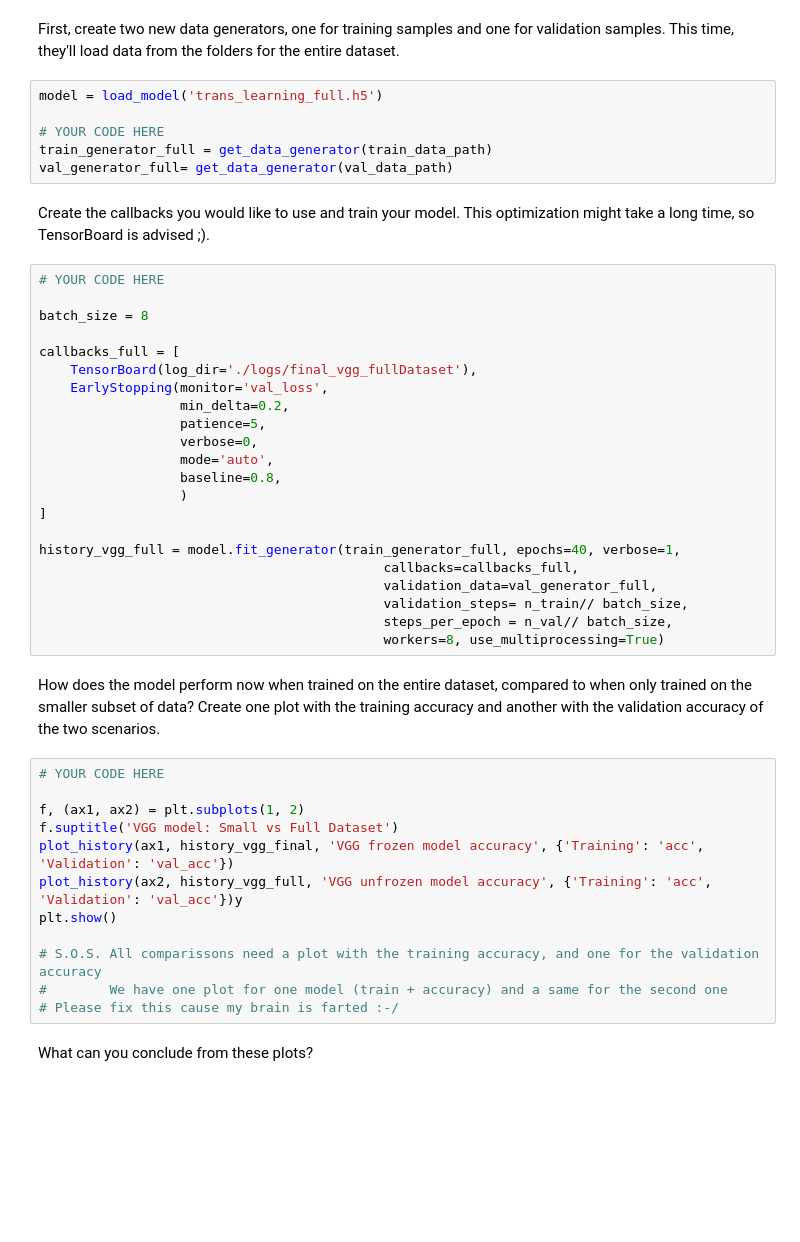
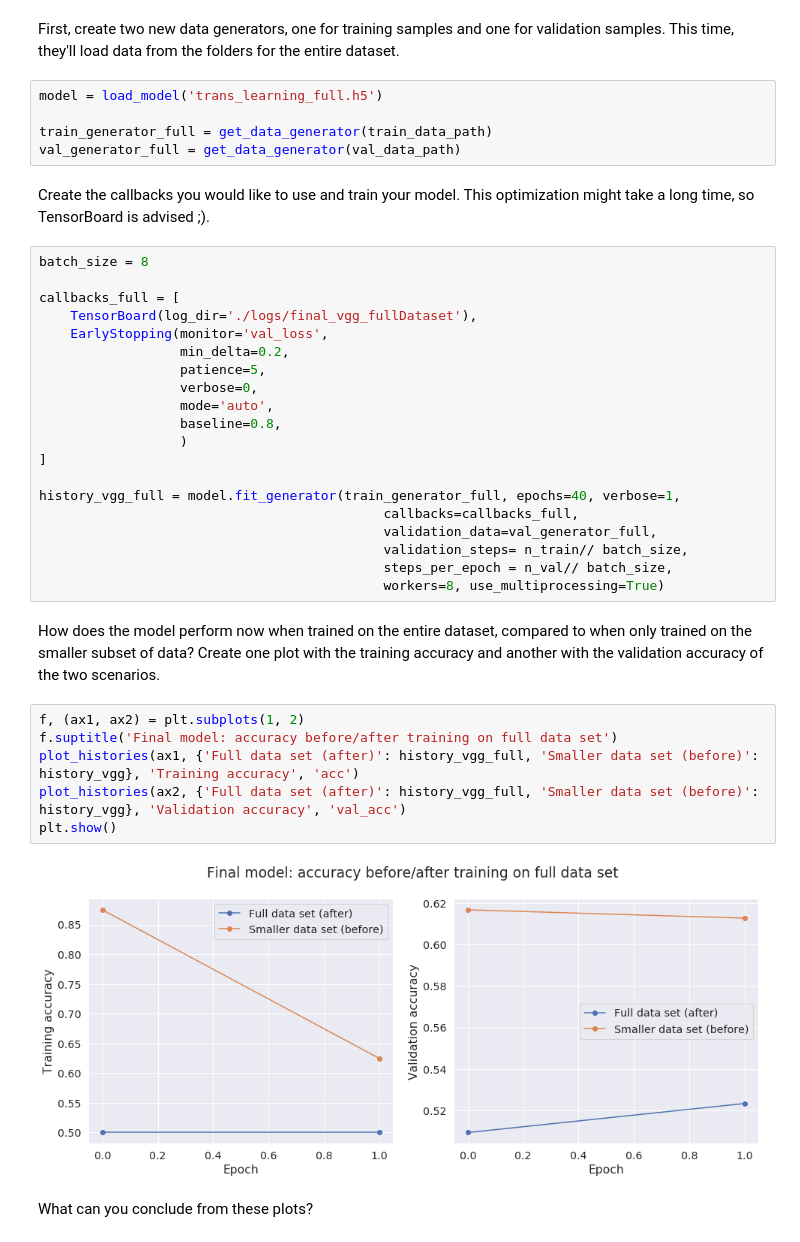
Before and after one commit to earlfernando/deeplearning-HA1, a Jupyter notebook: HA1.ipynb, the cells around one changed output. Cells and saved outputs as stored; diff of their text form; blank space fills up the shorter version.

```diff
--- a/HA1.ipynb
+++ b/HA1.ipynb
@@ -599,14 +649,11 @@ First, create two new data generators, one for training samples and one for vali
 # %%
 model = load_model('trans_learning_full.h5')
 
-# YOUR CODE HERE
 train_generator_full = get_data_generator(train_data_path)
-val_generator_full= get_data_generator(val_data_path)
+val_generator_full = get_data_generator(val_data_path)
 # %% [markdown]
 Create the callbacks you would like to use and train your model. This optimization might take a long time, so TensorBoard is advised ;).
 # %%
-# YOUR CODE HERE
-
 batch_size = 8
 
 callbacks_full = [
@@ -628,18 +675,14 @@ history_vgg_full = model.fit_generator(train_generator_full, epochs=40, verbose=
                                             workers=8, use_multiprocessing=True)
 # %% [markdown]
 How does the model perform now when trained on the entire dataset, compared to when only trained on the smaller subset of data? Create one plot with the training accuracy and another with the validation accuracy of the two scenarios.
-# %%
-# YOUR CODE HERE
-
-f, (ax1, ax2) = plt.subplots(1, 2)
-f.suptitle('VGG model: Small vs Full Dataset')
-plot_history(ax1, history_vgg_final, 'VGG frozen model accuracy', {'Training': 'acc', 'Validation': 'val_acc'})
-plot_history(ax2, history_vgg_full, 'VGG unfrozen model accuracy', {'Training': 'acc', 'Validation': 'val_acc'})y
-plt.show()
-
-# S.O.S. All comparissons need a plot with the training accuracy, and one for the validation accuracy
-#        We have one plot for one model (train + accuracy) and a same for the second one
-# Please fix this cause my brain is farted :-/
+# %%
+f, (ax1, ax2) = plt.subplots(1, 2)
+f.suptitle('Final model: accuracy before/after training on full data set')
+plot_histories(ax1, {'Full data set (after)': history_vgg_full, 'Smaller data set (before)': history_vgg}, 'Training accuracy', 'acc')
+plot_histories(ax2, {'Full data set (after)': history_vgg_full, 'Smaller data set (before)': history_vgg}, 'Validation accuracy', 'val_acc')
+plt.show()
+# %% [output]
+[figure, added]
 # %% [markdown]
 What can you conclude from these plots?
 # %% [markdown]
```
Also changed, not shown: parts of 13 cells of this notebook.
